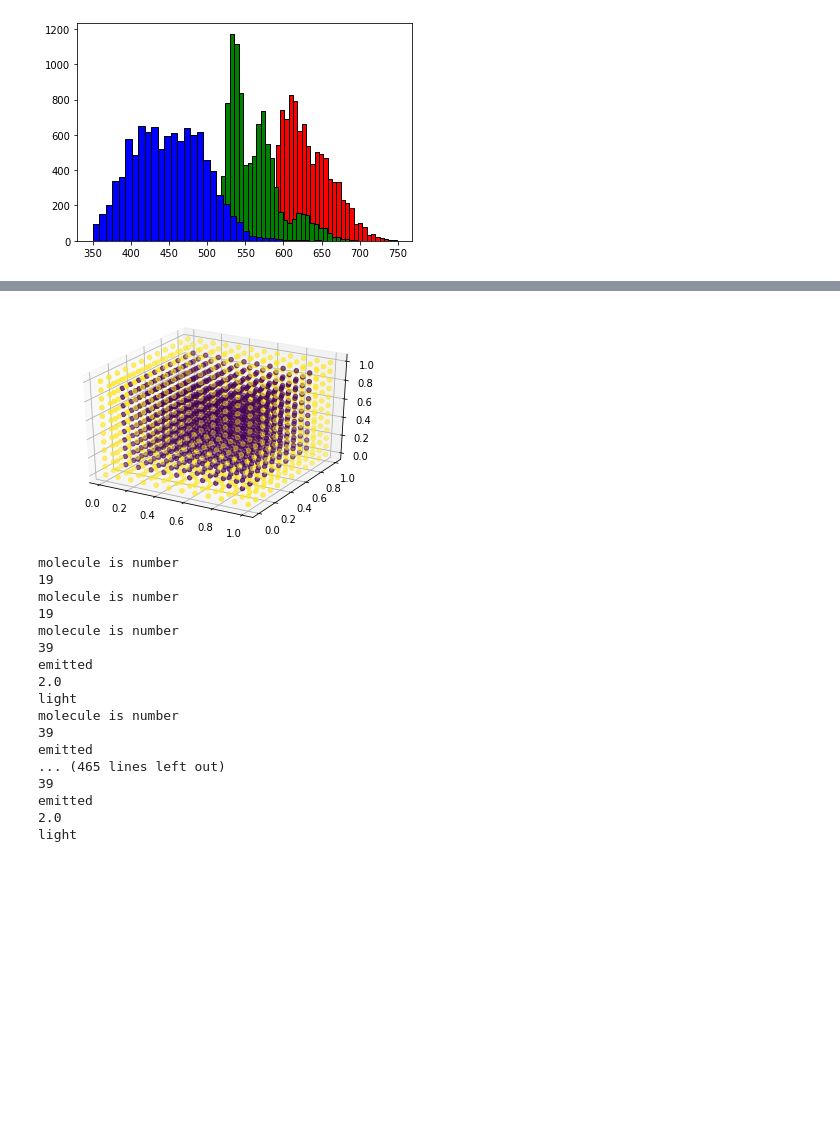
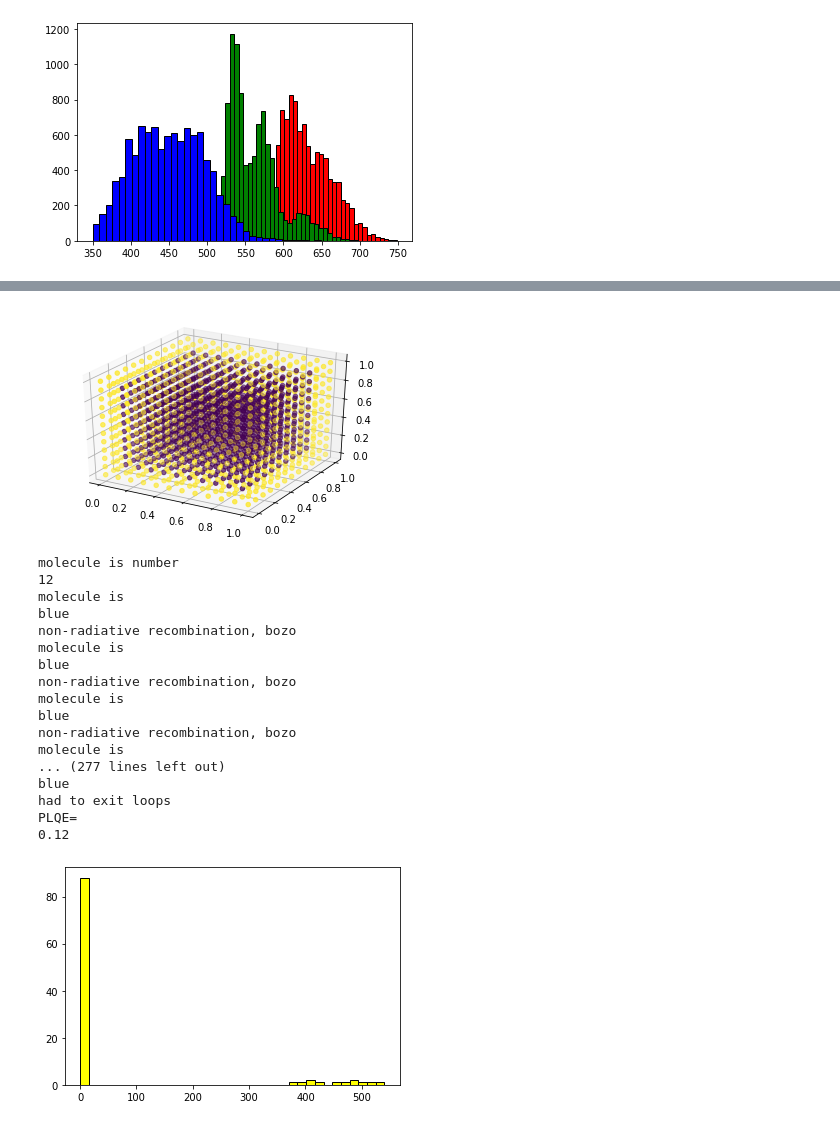
Before and after one commit to epb378/FRET-simulator, a Jupyter notebook: fretsimulator2.ipynb, the cells around one changed output, grey strips where cells are left out. Cells and saved outputs as stored; diff of their text form; code cells hidden in the pictures; blank space fills up the shorter version.

```diff
--- a/fretsimulator2.ipynb
+++ b/fretsimulator2.ipynb
@@ -110,7 +118,8 @@ Prad=np.zeros([Ntot,Ntot])
 for i in range (0,Ntot):
     for j in range(0,Ntot):
         distances[i,j]=np.sqrt((molecules[i,1]-molecules[j,1])**2 + (molecules[i,2]-molecules[j,2])**2 + (molecules[i,3]-molecules[j,3])**2)
-
+ticks=100
+outspectrum=np.zeros([ticks])
 findblues=np.where(molecules[:,0]==1)
 bluesarray=findblues[0]
 excitint=random.randint(0,Nb-1)
@@ -120,53 +129,84 @@ print( excitindex)
 molecules[excitindex,4]=1
 zeroNtot=np.arange(Ntot)
 zeroNtot.shape=(Ntot,1)
-for i in range (0,100):
+for i in range (0,ticks):
 #    print(i)
+    color=molecules[excitindex,0]
     somethinghappened=0
     closest=1
-    print("molecule is number ")
-    print( excitindex)
+    print("molecule is ")
+    if color==1:
+      print("blue")
+    elif color==2:
+      print("green")
+    elif color==3:
+      print("red")
     while somethinghappened == 0:
         a=distances[:,excitindex] #find distances to closest molecules
         a.shape=(Ntot,1)
         indexeddistances= np.concatenate((zeroNtot,a), axis=1)
         indexeddistances= indexeddistances[indexeddistances[:,1].argsort()] #find index of closest molecule
         if molecules[int(indexeddistances[closest,0]),0] > molecules[excitindex,0]:
             dice=np.random.random()
             Pfret=1/(1+(indexeddistances[closest,1]/Ros[int(molecules[excitindex,0]-1),int(molecules[int(indexeddistances[closest,0]),0]-1)])**6) #fret probability
             Pem=Pfret + (1-Pfret)*PLQEs[int(molecules[excitindex,0]-1)]
             if dice<=Pfret:
                 molecules[excitindex,4]=0
                 molecules[int(indexeddistances[closest,0]),4]=1
                 excitindex=int(indexeddistances[closest,0])
 #                print("FRET")
                 somethinghappened=1
             elif Pfret< dice <= Pem:
-                print("emitted")
-                print(molecules[excitindex,0])
-                print("light")
+                if color==3:
+                  outspectrum[i]=redcustm.rvs()
+                  #print(redcustm.rvs())
+                elif color==2:
+                  outspectrum[i]=greencustm.rvs()
+                  #print(greencustm.rvs())
+                else:
+                  outspectrum[i]=bluecustm.rvs()
+                  #print(bluecustm.rvs()) #blue
+                  #
+                #print("emitted")
+                #print(molecules[excitindex,0])
+                #print("light")
                 somethinghappened=1
+                i=ticks
             else:
                 print("non-radiative recombination, bozo")
                 somethinghappened=1
         else:
             closest= closest+1
+            if closest==Ntot:
+              break
+    if closest==Ntot:
+      print(i)
+      break
+print('had to exit loops')
+plt.hist(outspectrum, color = 'yellow', edgecolor = 'black',
+         bins = int((700-350)/10))
+outnonzero=np.count_nonzero(outspectrum)
+
+outPLQE=outnonzero/(i)
+print('PLQE=')
+print(outPLQE)
 # %% [output]
 [figure]
 molecule is number
-19
-molecule is number
-19
-molecule is number
-39
-emitted
-2.0
-light
-molecule is number
-39
-emitted
-... (465 lines left out)
-39
-emitted
-2.0
-light
+12
+molecule is
+blue
+non-radiative recombination, bozo
+molecule is
+blue
+non-radiative recombination, bozo
+molecule is
+blue
+non-radiative recombination, bozo
+molecule is
+... (277 lines left out)
+blue
+had to exit loops
+PLQE=
+0.12
+[figure, added]
```
Also changed, not shown: parts of 2 cells of this notebook.
